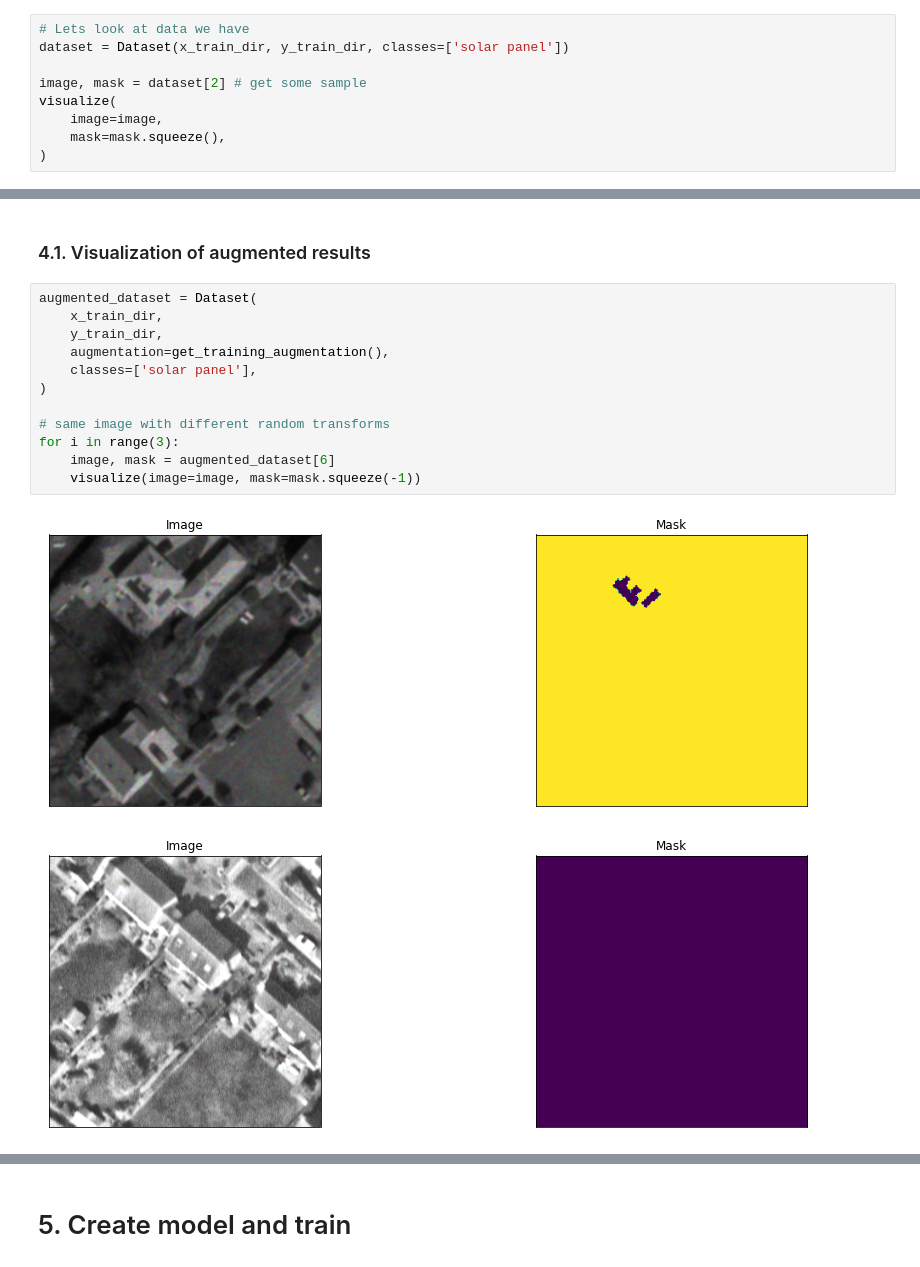
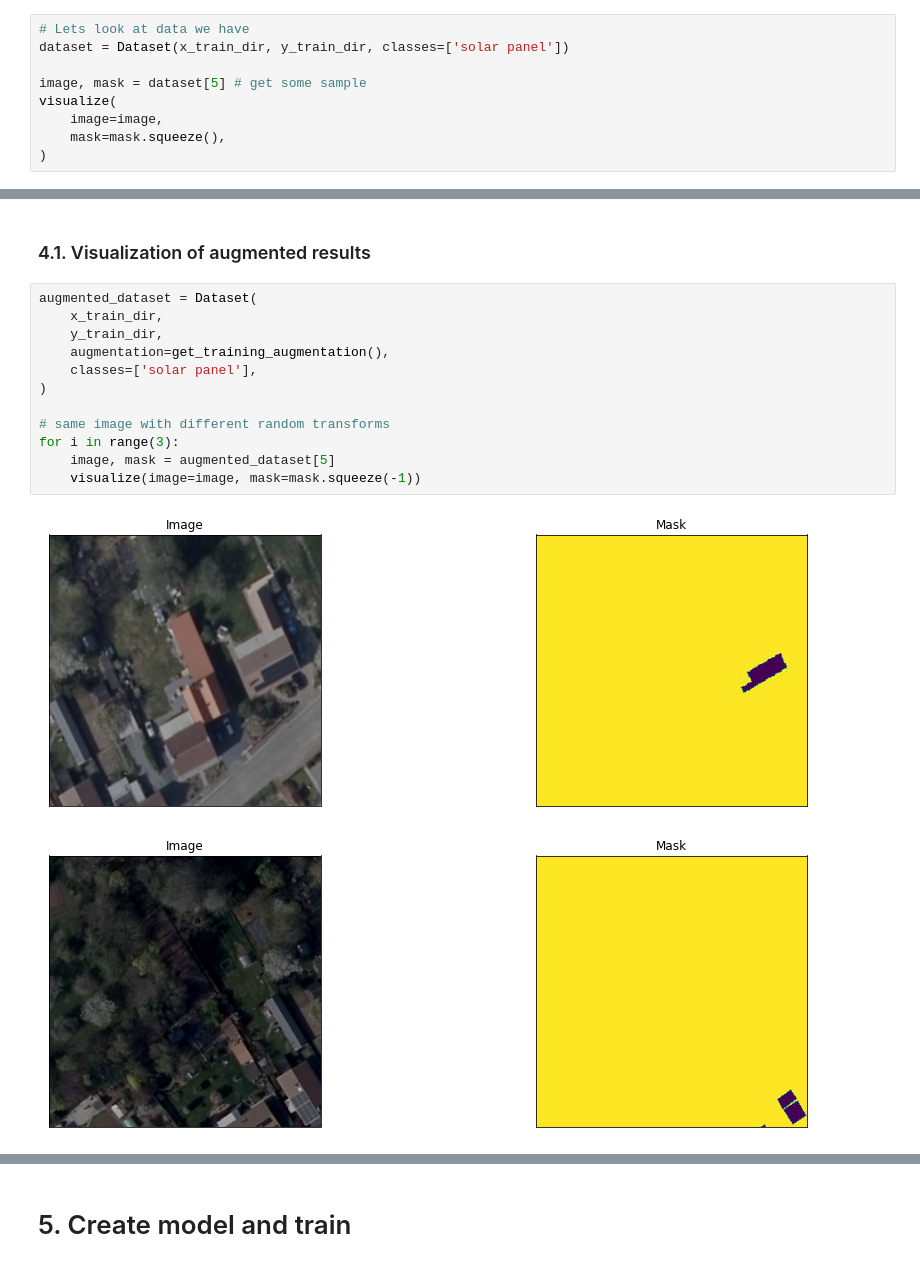
Before and after one commit to areisde/solar_panel_seg, a Jupyter notebook: Training.ipynb, the cells around one changed output, grey strips where cells are left out. Cells and saved outputs as stored; diff of their text form.

Commit message:
Augmented stupid masks

```diff
--- a/Training.ipynb
+++ b/Training.ipynb
@@ -46,7 +46,7 @@ y_valid_dir = os.path.join(DATA_DIR, 'valannot')
 # Lets look at data we have
 dataset = Dataset(x_train_dir, y_train_dir, classes=['solar panel'])
 
-image, mask = dataset[2] # get some sample
+image, mask = dataset[5] # get some sample
 visualize(
     image=image,
     mask=mask.squeeze(),
@@ -71,15 +71,15 @@ To do so, we will use the library called 'Albumentations'.
 # %%
 augmented_dataset = Dataset(
     x_train_dir,
     y_train_dir,
     augmentation=get_training_augmentation(),
     classes=['solar panel'],
 )
 
 # same image with different random transforms
 for i in range(3):
-    image, mask = augmented_dataset[6]
+    image, mask = augmented_dataset[5]
     visualize(image=image, mask=mask.squeeze(-1))
 # %% [output]
-[figure, old version]
+[figure, new version]
-[figure, old version]
+[figure, new version]
```
Also changed, not shown: parts of 4 cells of this notebook, 1 other file.
